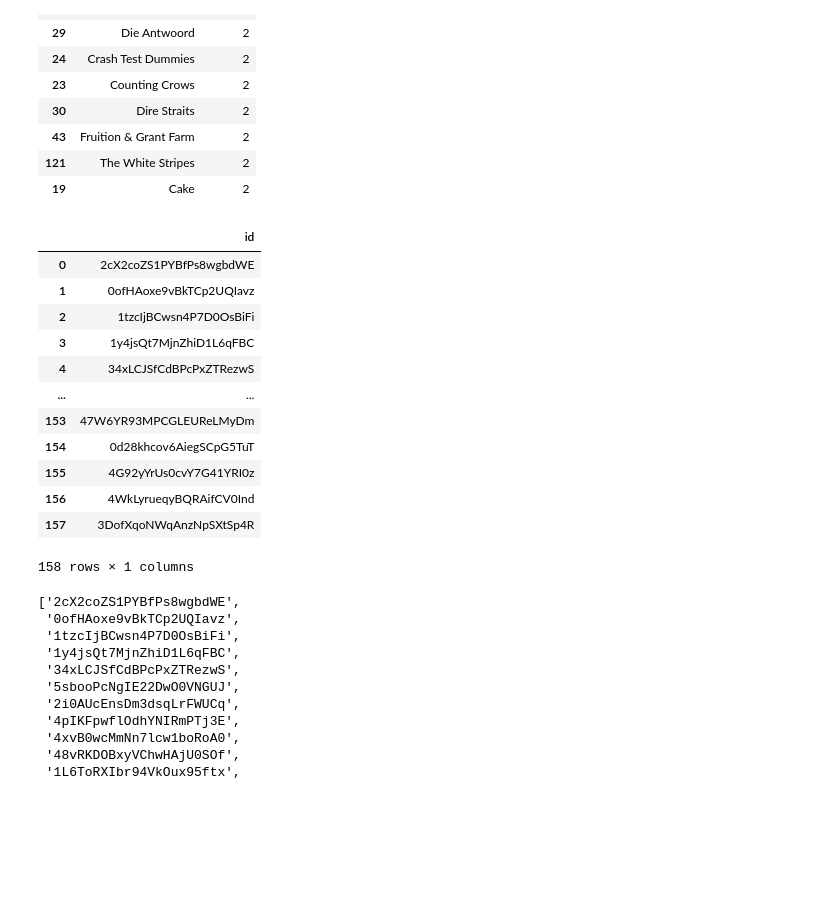
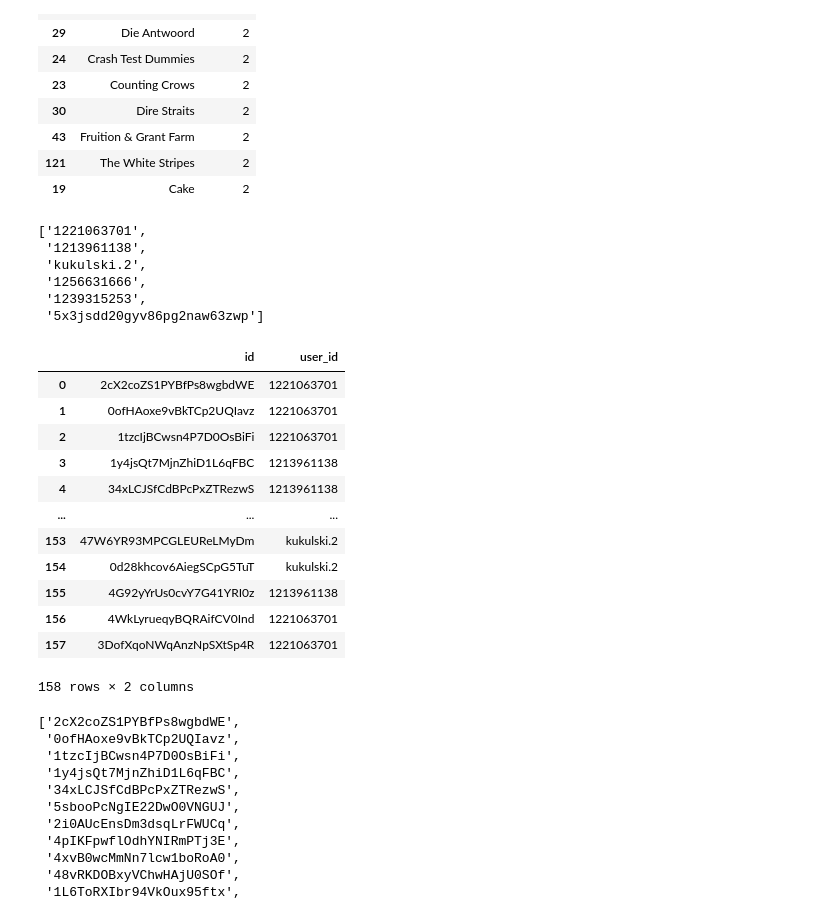
Before and after one commit to paulywog13/spotify-project, a Jupyter notebook: resources/Untitled.ipynb, the cells around one changed output. Cells and saved outputs as stored; diff of their text form; code cells hidden in the pictures; blank space fills up the shorter version.

Commit message:
merged song and user ids to csv

```diff
--- a/resources/Untitled.ipynb
+++ b/resources/Untitled.ipynb
@@ -43,10 +43,11 @@ for _ in range(int(playlist['tracks']['total'] / playlist['tracks']['limit'])):
 tracks_df = pd.DataFrame([(track['track']['id'],
                            track['track']['artists'][0]['name'],
                            track['track']['name'],
+                           track['added_by']['id'],
                            parse_date(track['track']['album']['release_date']) if track['track']['album']['release_date'] else None,
                            parse_date(track['added_at']))
                           for track in playlist['tracks']['items']],
-                         columns=['id', 'artist', 'name', 'release_date', 'added_at'] )
+                         columns=['id', 'artist', 'name', 'user_id', 'release_date', 'added_at'])
 # %%
 # Get Artist ID Information to Find Genre Endpoints
 
@@ -170,23 +189,33 @@ tracks_df \
 | 43 | Fruition & Grant Farm | 2 |
 | 121 | The White Stripes | 2 |
 | 19 | Cake | 2 |
+# %%
+user_id = tracks_df['user_id'].unique()
+user_id.tolist()
+# %% [output]
+['1221063701',
+ '1213961138',
+ 'kukulski.2',
+ '1256631666',
+ '1239315253',
+ '5x3jsdd20gyv86pg2naw63zwp']
 # %%
-song_ids = pd.DataFrame(tracks_df, columns= ['id'])
-song_ids
+user_song_ids = pd.DataFrame(tracks_df, columns= ['id', 'user_id'])
+user_song_ids
 # %% [output]
-|  | id |
-| 0 | 2cX2coZS1PYBfPs8wgbdWE |
-| 1 | 0ofHAoxe9vBkTCp2UQIavz |
-| 2 | 1tzcIjBCwsn4P7D0OsBiFi |
-| 3 | 1y4jsQt7MjnZhiD1L6qFBC |
-| 4 | 34xLCJSfCdBPcPxZTRezwS |
-| ... | ... |
-| 153 | 47W6YR93MPCGLEUReLMyDm |
-| 154 | 0d28khcov6AiegSCpG5TuT |
-| 155 | 4G92yYrUs0cvY7G41YRI0z |
-| 156 | 4WkLyrueqyBQRAifCV0Ind |
-| 157 | 3DofXqoNWqAnzNpSXtSp4R |
+|  | id | user_id |
+| 0 | 2cX2coZS1PYBfPs8wgbdWE | 1221063701 |
+| 1 | 0ofHAoxe9vBkTCp2UQIavz | 1221063701 |
+| 2 | 1tzcIjBCwsn4P7D0OsBiFi | 1221063701 |
+| 3 | 1y4jsQt7MjnZhiD1L6qFBC | 1213961138 |
+| 4 | 34xLCJSfCdBPcPxZTRezwS | 1213961138 |
+| ... | ... | ... |
+| 153 | 47W6YR93MPCGLEUReLMyDm | kukulski.2 |
+| 154 | 0d28khcov6AiegSCpG5TuT | kukulski.2 |
+| 155 | 4G92yYrUs0cvY7G41YRI0z | 1213961138 |
+| 156 | 4WkLyrueqyBQRAifCV0Ind | 1221063701 |
+| 157 | 3DofXqoNWqAnzNpSXtSp4R | 1221063701 |
-158 rows × 1 columns
+158 rows × 2 columns
 # %%
 #Put Track IDs into a list for For Loop
 
```
Also changed, not shown: parts of 9 cells of this notebook, 3 other files.
